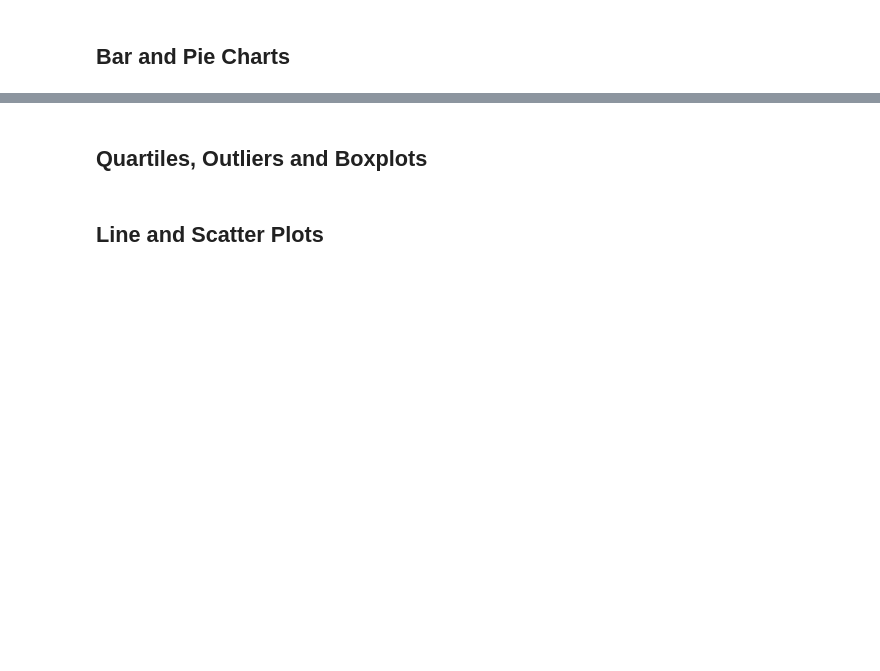
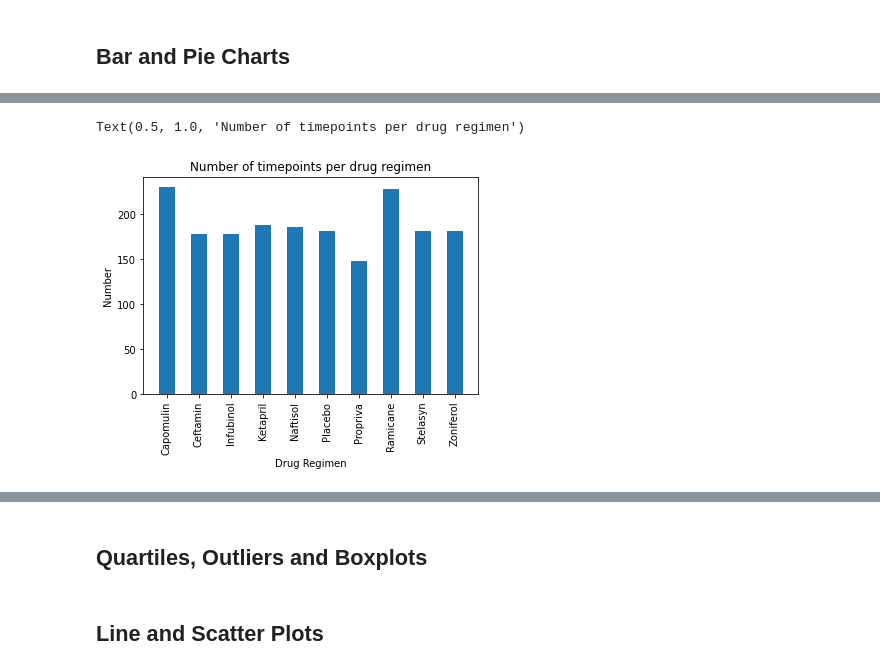
Before and after one commit to ermcgrew/matplotlib_challenge, a Jupyter notebook: Pymaceuticals/main.ipynb, the cells around one changed output, grey strips where cells are left out. Drawn from its saved outputs; the diff is of its cells as text; code cells hidden in the pictures; blank space fills up the shorter version.

```diff
--- a/Pymaceuticals/main.ipynb
+++ b/Pymaceuticals/main.ipynb
@@ -100,4 +132,12 @@ mouse2_number
 # %%
 # Generate a bar plot showing the total number of timepoints for all mice tested for each drug regimen using pyplot.
+plt.bar(timepoint.index,timepoint, width = 0.5)
+plt.xlabel("Drug Regimen")
+plt.xticks(rotation="vertical")
+plt.ylabel("Number")
+plt.title("Number of timepoints per drug regimen")
+# %% [output]
+Text(0.5, 1.0, 'Number of timepoints per drug regimen')
+[figure, added]
 # %%
 # Generate a pie plot showing the distribution of female versus male mice using Pandas
```
Also changed, not shown: parts of 8 cells of this notebook.
